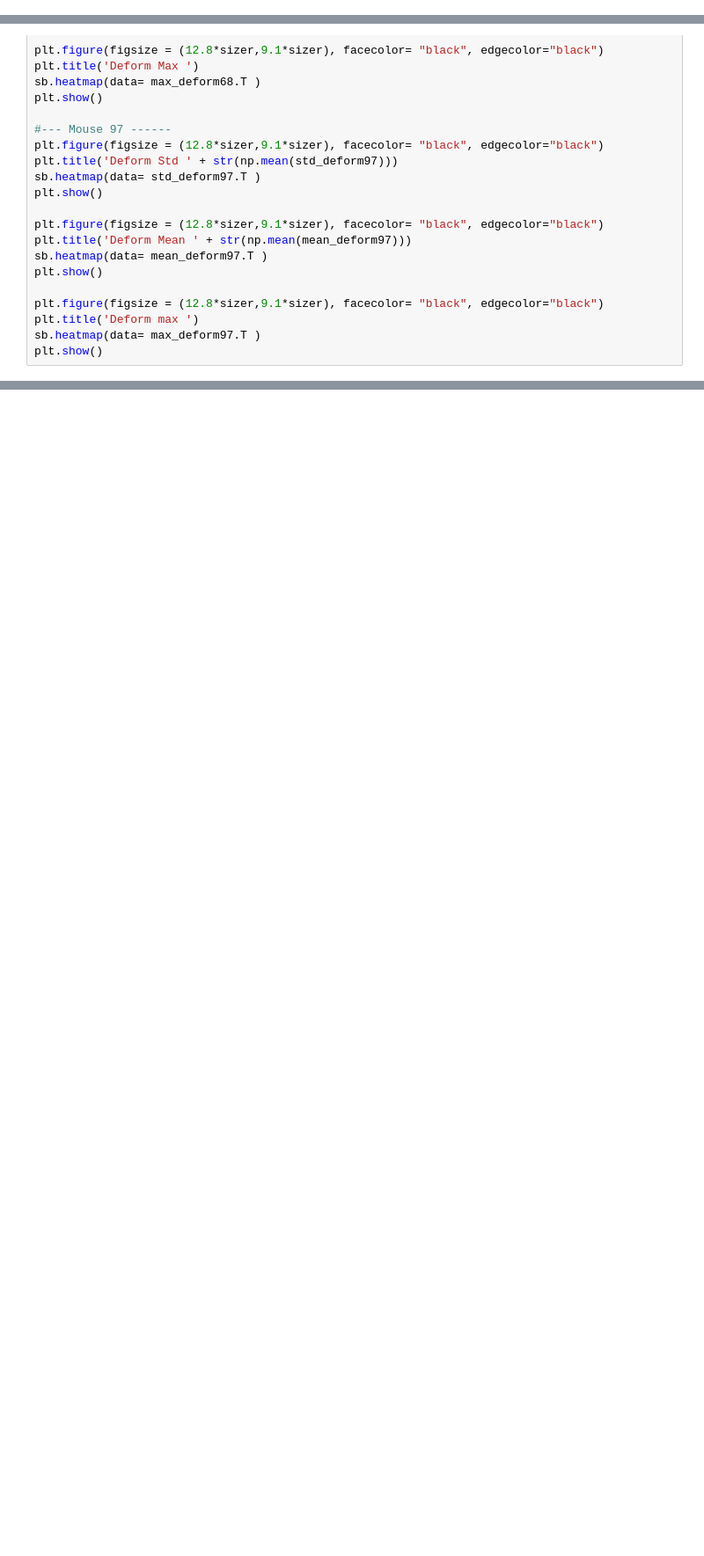
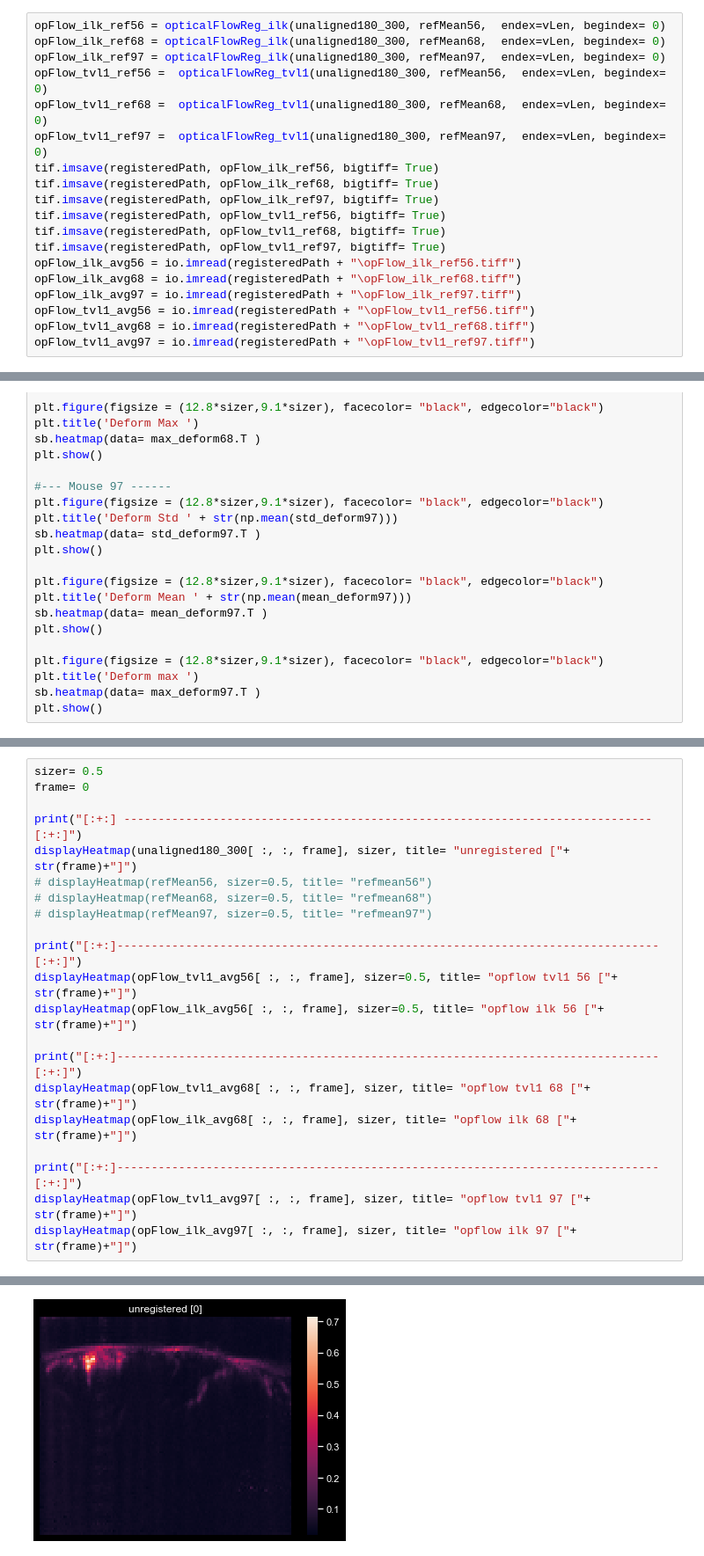
Before and after one commit to Koogleblitz/Registration-and-Alignment-for-Neuroimagery, a Jupyter notebook: pipeline.ipynb, the cells around one changed output, grey strips where cells are left out. Shown: that part at 88% size. Drawn from its saved outputs; the diff is of its cells as text; blank space fills up the shorter version.

Commit message:
added two optical flow registratio methods, the ilk type  seems to outperform deform registration one two of the three mice

```diff
--- a/pipeline.ipynb
+++ b/pipeline.ipynb
@@ -775,0 +833,19 @@ NameError: name 'psr_avg_m68_BL' is not defined
+# %%
+opFlow_ilk_ref56 = opticalFlowReg_ilk(unaligned180_300, refMean56,  endex=vLen, begindex= 0)
+opFlow_ilk_ref68 = opticalFlowReg_ilk(unaligned180_300, refMean68,  endex=vLen, begindex= 0)
+opFlow_ilk_ref97 = opticalFlowReg_ilk(unaligned180_300, refMean97,  endex=vLen, begindex= 0)
+opFlow_tvl1_ref56 =  opticalFlowReg_tvl1(unaligned180_300, refMean56,  endex=vLen, begindex= 0)
+opFlow_tvl1_ref68 =  opticalFlowReg_tvl1(unaligned180_300, refMean68,  endex=vLen, begindex= 0)
+opFlow_tvl1_ref97 =  opticalFlowReg_tvl1(unaligned180_300, refMean97,  endex=vLen, begindex= 0)
+tif.imsave(registeredPath, opFlow_ilk_ref56, bigtiff= True)
+tif.imsave(registeredPath, opFlow_ilk_ref68, bigtiff= True)
+tif.imsave(registeredPath, opFlow_ilk_ref97, bigtiff= True)
+tif.imsave(registeredPath, opFlow_tvl1_ref56, bigtiff= True)
+tif.imsave(registeredPath, opFlow_tvl1_ref68, bigtiff= True)
+tif.imsave(registeredPath, opFlow_tvl1_ref97, bigtiff= True)
+opFlow_ilk_avg56 = io.imread(registeredPath + "\opFlow_ilk_ref56.tiff")
+opFlow_ilk_avg68 = io.imread(registeredPath + "\opFlow_ilk_ref68.tiff")
+opFlow_ilk_avg97 = io.imread(registeredPath + "\opFlow_ilk_ref97.tiff")
+opFlow_tvl1_avg56 = io.imread(registeredPath + "\opFlow_tvl1_ref56.tiff")
+opFlow_tvl1_avg68 = io.imread(registeredPath + "\opFlow_tvl1_ref68.tiff")
+opFlow_tvl1_avg97 = io.imread(registeredPath + "\opFlow_tvl1_ref97.tiff")
@@ -1126,0 +1153,22 @@ plt.show()
+# %%
+sizer= 0.5
+frame= 0
+
+print("[:+:] -----------------------------------------------------------------------------[:+:]")
+displayHeatmap(unaligned180_300[ :, :, frame], sizer, title= "unregistered ["+ str(frame)+"]")
+# displayHeatmap(refMean56, sizer=0.5, title= "refmean56")
+# displayHeatmap(refMean68, sizer=0.5, title= "refmean68")
+# displayHeatmap(refMean97, sizer=0.5, title= "refmean97")
+
+print("[:+:]-------------------------------------------------------------------------------[:+:]")
+displayHeatmap(opFlow_tvl1_avg56[ :, :, frame], sizer=0.5, title= "opflow tvl1 56 ["+ str(frame)+"]")
+displayHeatmap(opFlow_ilk_avg56[ :, :, frame], sizer=0.5, title= "opflow ilk 56 ["+ str(frame)+"]")
+
+print("[:+:]-------------------------------------------------------------------------------[:+:]")
+displayHeatmap(opFlow_tvl1_avg68[ :, :, frame], sizer, title= "opflow tvl1 68 ["+ str(frame)+"]")
+displayHeatmap(opFlow_ilk_avg68[ :, :, frame], sizer, title= "opflow ilk 68 ["+ str(frame)+"]")
+
+print("[:+:]-------------------------------------------------------------------------------[:+:]")
+displayHeatmap(opFlow_tvl1_avg97[ :, :, frame], sizer, title= "opflow tvl1 97 ["+ str(frame)+"]")
+displayHeatmap(opFlow_ilk_avg97[ :, :, frame], sizer, title= "opflow ilk 97 ["+ str(frame)+"]")
+# %% [output]
@@ -1126,0 +1177 @@ plt.show()
+[figure, added]
```
Also changed, not shown: parts of 15 cells of this notebook, 1 other file.
